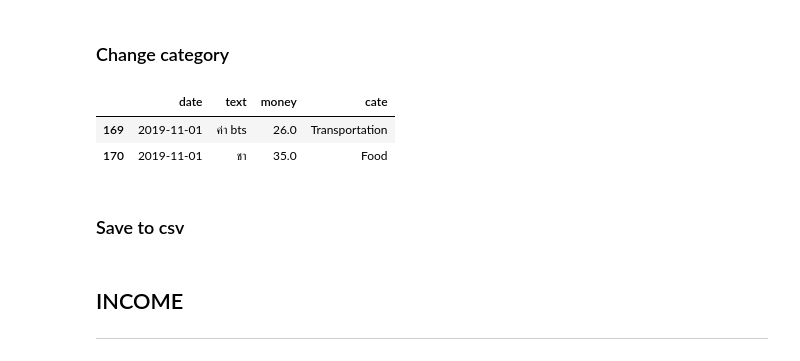
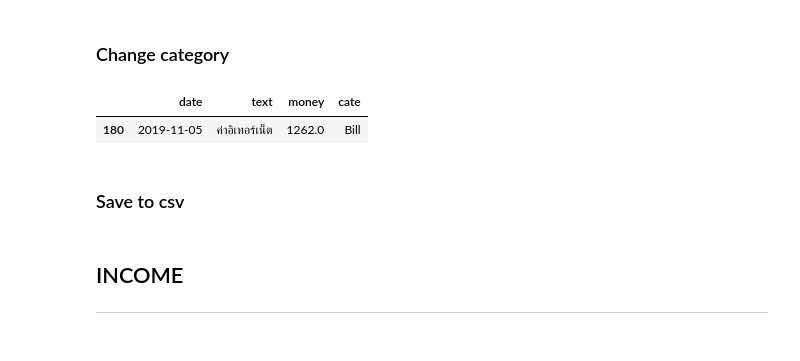
Before and after one commit to jakkritsonsanit/ChatBotExpenses, a Jupyter notebook: CollectData.ipynb, the cells around one changed output. Drawn from its saved outputs; the diff is of its cells as text; code cells hidden in the pictures.

```diff
--- a/CollectData.ipynb
+++ b/CollectData.ipynb
@@ -98,13 +98,12 @@ dfe.tail(10)
 ### Change category
 # %%
 t = ['Entertainment', 'Transportation', 'Shopping', 'Food', 'Bill', 'Other']
-n = 169
-dfe.at[n, 'cate'] = t[1]
+n = 180
+dfe.at[n, 'cate'] = t[-2]
 dfe.iloc[n:]
 # %% [output]
 |  | date | text | money | cate |
-| 169 | 2019-11-01 | ค่า bts | 26.0 | Transportation |
-| 170 | 2019-11-01 | ชา | 35.0 | Food |
+| 180 | 2019-11-05 | ค่าอิเทอร์เน็ต | 1262.0 | Bill |
 # %% [markdown]
 ### Save to csv
 # %%
```
Also changed, not shown: parts of 11 cells of this notebook, 2 other files.
